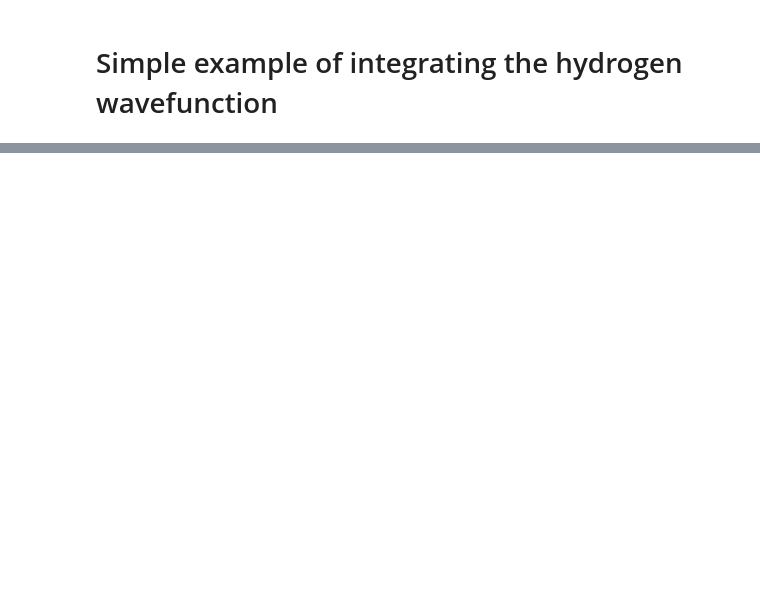
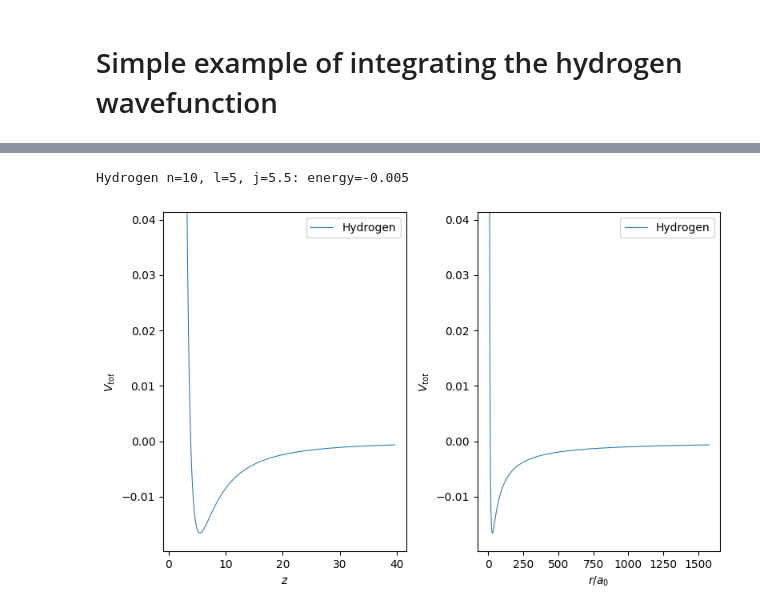
Before and after one commit to pairinteraction/ryd-numerov, a Jupyter notebook: docs/examples/example_hydrogen.ipynb, the cells around one changed output, grey strips where cells are left out. Cells and saved outputs as stored; diff of their text form; code cells hidden in the pictures; blank space fills up the shorter version.

```diff
--- a/docs/examples/example_hydrogen.ipynb
+++ b/docs/examples/example_hydrogen.ipynb
@@ -66,0 +59,26 @@ plt.show()
+# %%
+print(f"Hydrogen n={hydrogen.n}, l={hydrogen.l}, j={hydrogen.j}: energy={hydrogen.energy}")
+
+fig, axs = plt.subplots(1, 2, figsize=(8, 5))
+z_list = np.linspace(1, 1.5 * np.sqrt(hydrogen.xmax), 10_000)
+x_list = np.power(z_list, 2)
+hydrogen_V_Tot = hydrogen.calc_V_tot(z_list)
+Vmin = np.min(hydrogen_V_Tot)
+
+axs[0].plot(z_list, hydrogen_V_Tot, "C0", lw=0.75, label="Hydrogen")
+axs[0].set_xlabel(r"$z$")
+axs[0].set_ylabel(r"$V_{tot}$")
+axs[0].set_ylim(1.2 * Vmin, 2.5 * abs(Vmin))
+axs[0].legend()
+
+axs[1].plot(x_list, hydrogen_V_Tot, "C0", lw=0.75, label="Hydrogen")
+axs[1].set_xlabel(r"$r / a_0$")
+axs[1].set_ylabel(r"$V_{tot}$")
+axs[1].set_ylim(1.2 * Vmin, 2.5 * abs(Vmin))
+axs[1].legend()
+
+fig.tight_layout()
+plt.show()
+# %% [output]
+Hydrogen n=10, l=5, j=5.5: energy=-0.005
+[figure, added]
```
Also changed, not shown: parts of 5 cells of this notebook, 2 other files.
